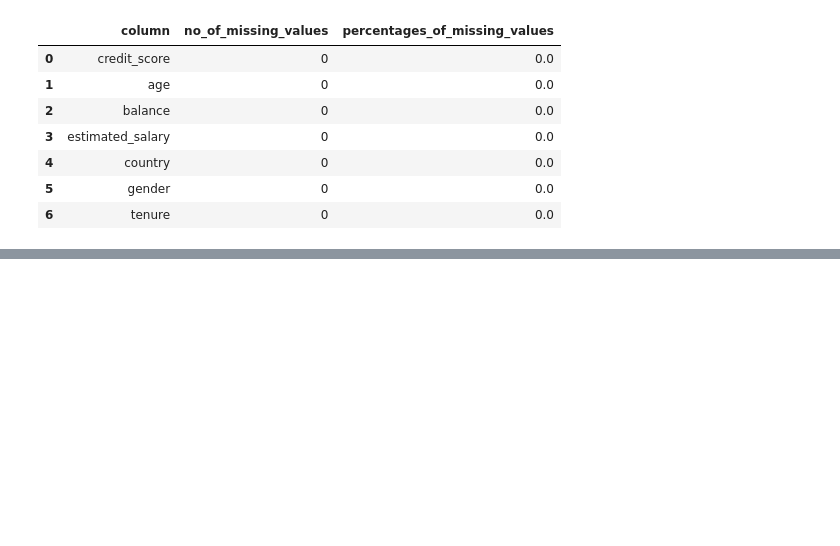
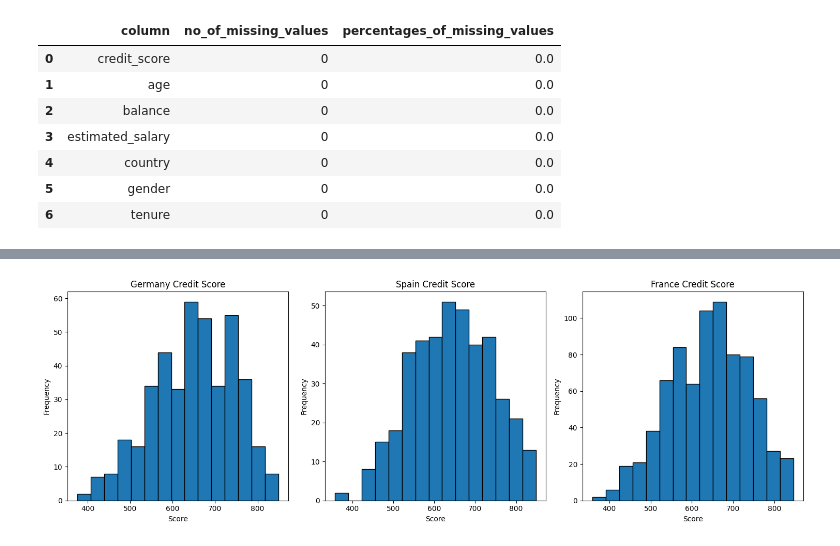
Before and after one commit to kimerajoseph/MSc_Data_Science, a Jupyter notebook: Assesment_draft.ipynb, the cells around one changed output, grey strips where cells are left out. Cells and saved outputs as stored; diff of their text form; code cells hidden in the pictures; blank space fills up the shorter version.

```diff
--- a/Assesment_draft.ipynb
+++ b/Assesment_draft.ipynb
@@ -241,0 +251,5 @@ missing_values
+# %%
+country_map = {'Germany': 1, 'Spain': 2, 'France': 3}
+germany_data = customer_data[customer_data['country'] == 1]
+spain_data = customer_data[customer_data['country'] == 2]
+france_data = customer_data[customer_data['country'] == 3]
@@ -241,0 +285,26 @@ missing_values
+# %%
+# Create subplots
+fig, axes = plt.subplots(1, 3, figsize=(15, 5))
+
+# First histogram
+axes[0].hist(germany_data['credit_score'][germany_data['credit_score'] > 200],bins=15, edgecolor='black')
+axes[0].set_title('Germany Credit Score')
+axes[0].set_xlabel('Score')
+axes[0].set_ylabel('Frequency')
+
+# Second histogram
+axes[1].hist(spain_data['credit_score'][spain_data['credit_score'] > 200],bins=15, edgecolor='black')
+axes[1].set_title('Spain Credit Score')
+axes[1].set_xlabel('Score')
+axes[1].set_ylabel('Frequency')
+
+# Third histogram
+axes[2].hist(france_data['credit_score'][france_data['credit_score'] > 200], bins=15, edgecolor='black')
+axes[2].set_title('France Credit Score')
+axes[2].set_xlabel('Score')
+axes[2].set_ylabel('Frequency')
+
+plt.tight_layout()
+plt.show()
+# %% [output]
+[figure, added]
```
Also changed, not shown: parts of 29 cells of this notebook, 12 other files.
